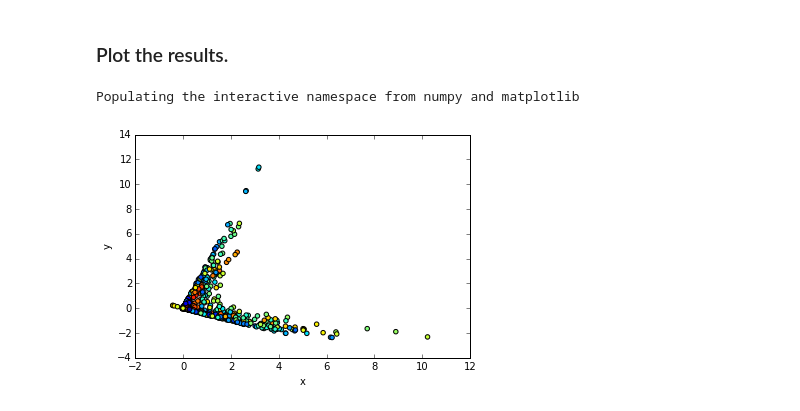
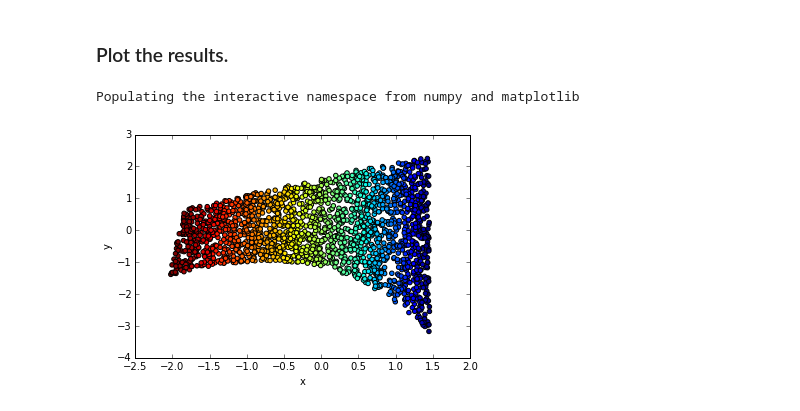
Before and after one commit to rachellevanger/nldr, a Jupyter notebook: LLE.ipynb, the cells around one changed output. Drawn from its saved outputs; the diff is of its cells as text; code cells hidden in the pictures.

```diff
--- a/LLE.ipynb
+++ b/LLE.ipynb
@@ -10,13 +10,15 @@ import numpy as np
 
 # LLE Parameters
 N = 2000 # Number of points
-K = 10   # Number of neighbors
+K = 12   # Number of neighbors
 d = 2    # Number of embedding dimensions
 
 # Swiss roll example.
-tt = (3*m.pi/2)*(1+2*np.random.rand(1,N))
-height = 21*np.random.rand(1,N)
+tt = (3*m.pi/2)*(1+2*np.random.rand(1,N)) # Random points
+height = 21*np.random.rand(1,N) # Random heights
+
 X = np.array([np.multiply(tt, np.cos(tt)), height, np.multiply(tt,np.sin(tt))])
+color = tt*np.ones(np.shape(height)[1])
 # %% [markdown]
 ### View the data set in 3D.
 # %%
@@ -77,11 +79,12 @@ for i in range(0,N):
 # Compute matrix that embedding relies on
 M = np.identity(N)
 for i in range(0,N):
-    w = W[:,i]
-    j = neighbors[:,i]
-    M[i,j] = M[i,j] - np.transpose(w)
-    M[j,i] = M[j,i] - w
-    M[j,j] = M[j,j] + np.dot(w,np.transpose(w))
+    w = np.reshape(W[:,i],(1,np.shape(W[:,i])[0]))
+    j = neighbors[:,i].tolist()
+    for jj in range(0,len(j)):
+        M[i,j[jj]] = M[i,j[jj]] - w[0,jj]
+        M[j[jj],i] = M[j[jj],i] - w[0,jj]
+        M[j[jj],j] = M[j[jj],j] + np.multiply(np.transpose(w),w)[jj,:]
 
 # Construct the embedding matrix
 evals, Y = np.linalg.eigh(M)
@@ -95,15 +94,15 @@ array([ 2.87383069,  2.75872189,  3.20030516, ...,  3.1295699 ,
 # %%
 %pylab inline
 
 fig = plt.figure()
 ax = fig.add_subplot(111)
 
-ax.scatter(Y[0,:], Y[1,:], c=height, marker='o')
+ax.scatter(Y[0,:], Y[1,:], c=color, marker='o')
 
 ax.set_xlabel('x')
 ax.set_ylabel('y')
 
 plt.show()
 # %% [output]
 Populating the interactive namespace from numpy and matplotlib
-[figure, old version]
+[figure, new version]
```
Also changed, not shown: parts of 2 cells of this notebook.
